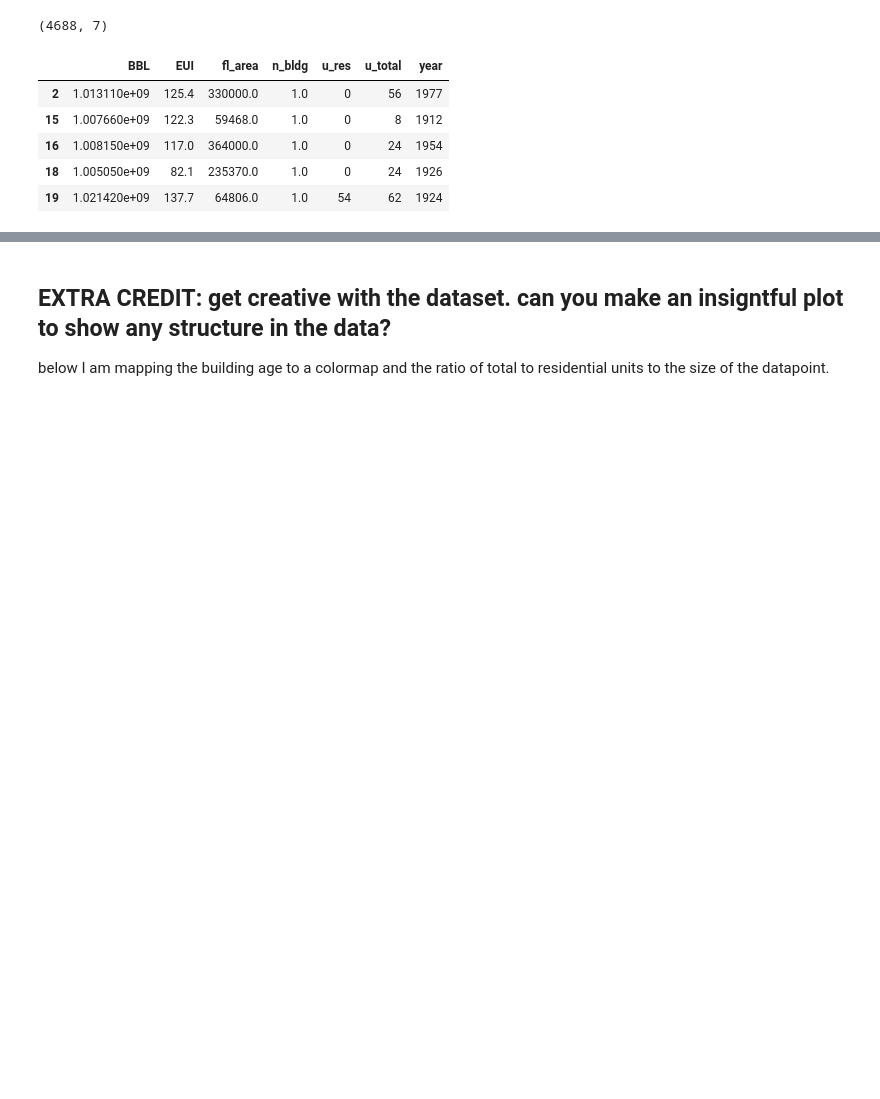
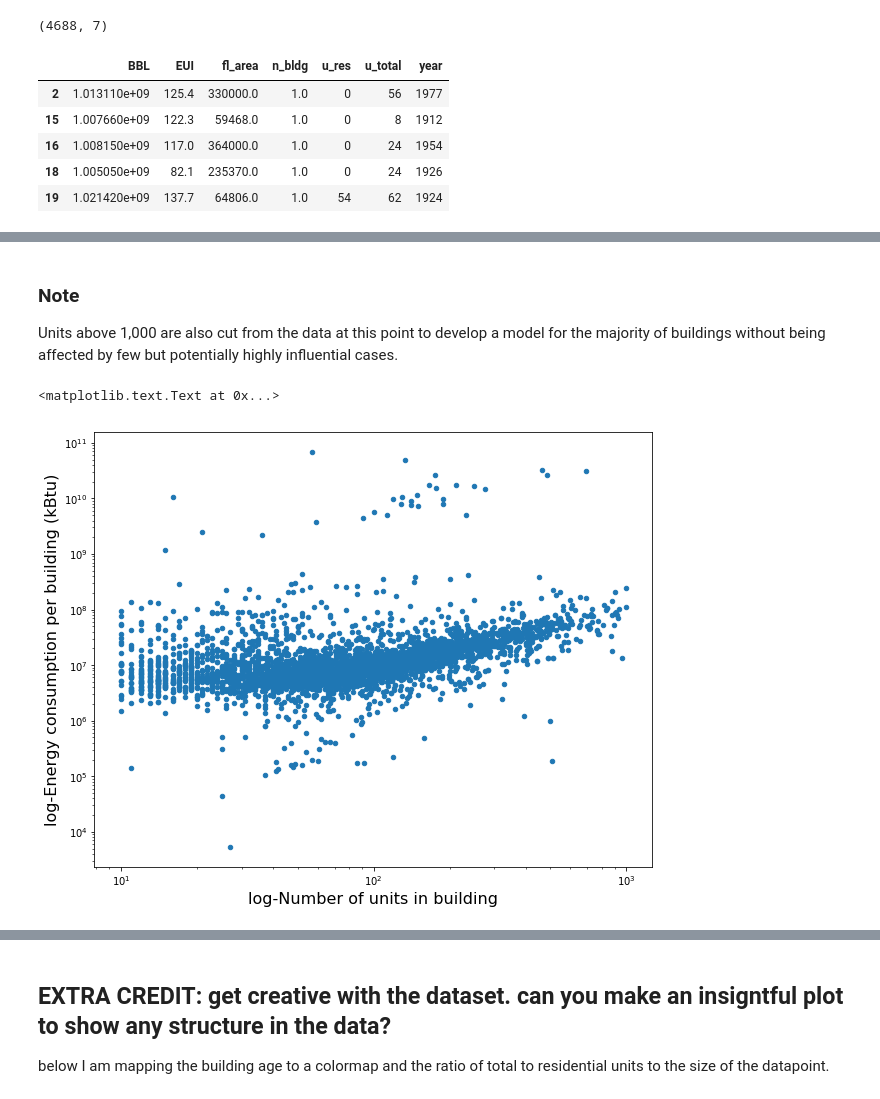
Before and after one commit to ywnch/PUI2017_ywc249, a Jupyter notebook: HW6_ywc249/HW6.ipynb, the cells around one changed output, grey strips where cells are left out. Cells and saved outputs as stored; diff of their text form; code cells hidden in the pictures; blank space fills up the shorter version.

```diff
--- a/HW6_ywc249/HW6.ipynb
+++ b/HW6_ywc249/HW6.ipynb
@@ -491,0 +287,14 @@ NameError: name 'Lsurface' is not defined
+# %% [markdown]
+### Note
+Units above 1,000 are also cut from the data at this point to develop a model for the majority of buildings without being affected by few but potentially highly influential cases.
+# %%
+# re-plot both variables in a log scale
+ax = data_cut.plot(kind='scatter', y='EUI_total', x='u_total',
+                   marker='o', figsize=(10, 8), loglog=True)
+ax.set_xlabel('log-Number of units in building', fontsize=16)
+ax.set_ylabel('log-Energy consumption per building (kBtu)', fontsize=16)
+
+#pl.loglog(data.u_total, data.EUI_total, '.')
+# %% [output]
+<matplotlib.text.Text at 0x...>
+[figure, added]
```
Also changed, not shown: parts of 101 cells of this notebook, 1 other file.
